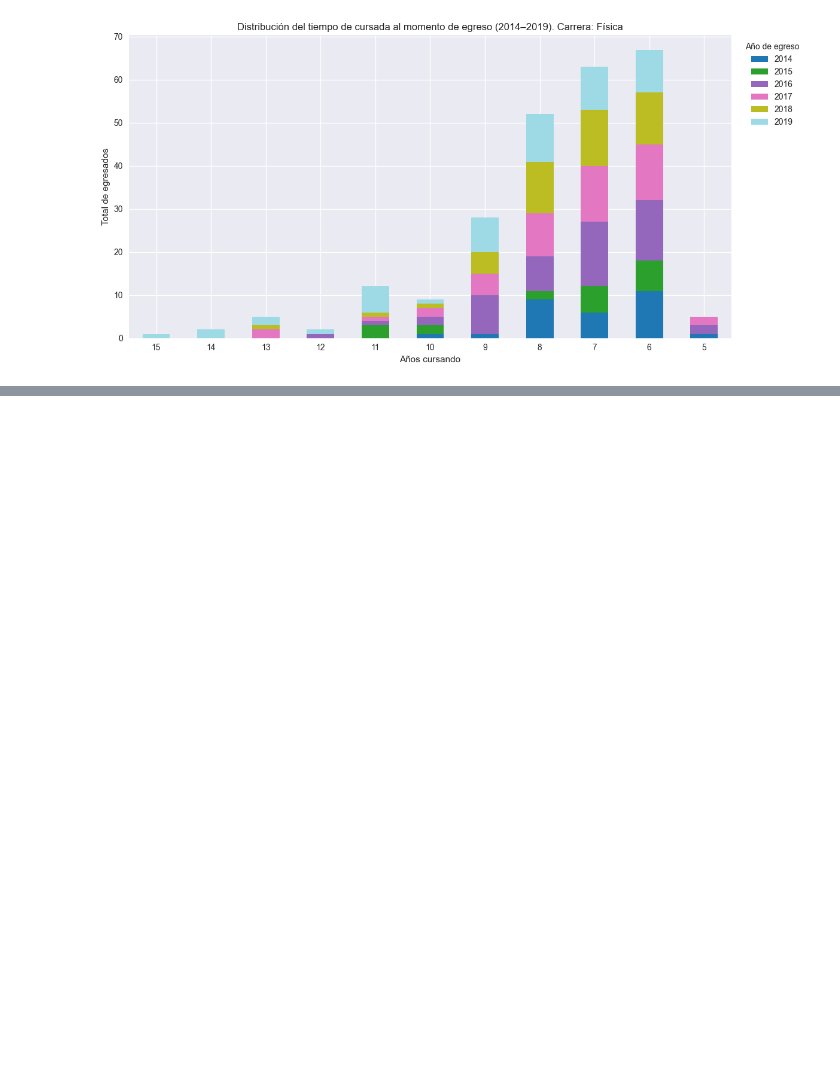
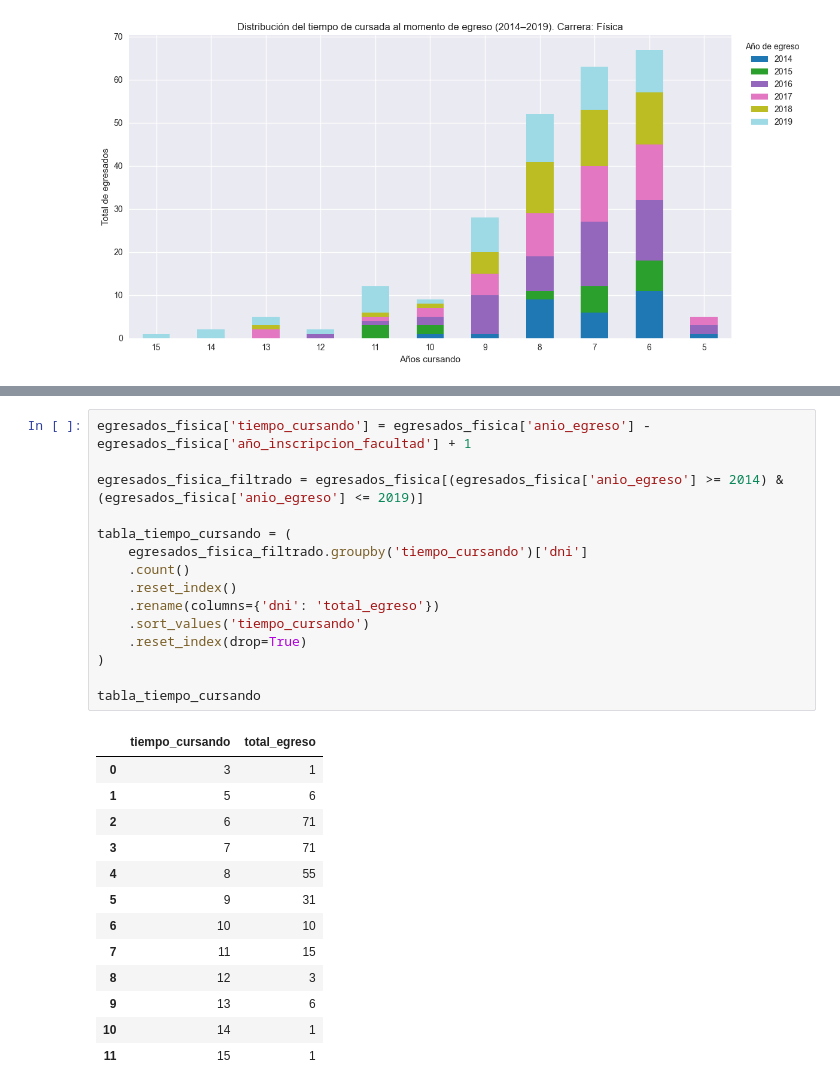
Before and after one commit to solcalloni/modelos-para-prediccion-de-abandono, a Jupyter notebook: packages/exploratory-data-analysis/FCEN_2005_2025/02-analisis_por_carrera.ipynb, the cells around one changed output, grey strips where cells are left out. Saved outputs shown, nothing was run; the diff lists cells and outputs as text; blank space fills up the shorter version.

```diff
--- a/packages/exploratory-data-analysis/FCEN_2005_2025/02-analisis_por_carrera.ipynb
+++ b/packages/exploratory-data-analysis/FCEN_2005_2025/02-analisis_por_carrera.ipynb
@@ -367,0 +397,29 @@ plt.show()
+# %%
+egresados_fisica['tiempo_cursando'] = egresados_fisica['anio_egreso'] - egresados_fisica['año_inscripcion_facultad'] + 1
+
+egresados_fisica_filtrado = egresados_fisica[(egresados_fisica['anio_egreso'] >= 2014) & (egresados_fisica['anio_egreso'] <= 2019)]
+
+tabla_tiempo_cursando = (
+    egresados_fisica_filtrado.groupby('tiempo_cursando')['dni']
+    .count()
+    .reset_index()
+    .rename(columns={'dni': 'total_egreso'})
+    .sort_values('tiempo_cursando')
+    .reset_index(drop=True)
+)
+
+tabla_tiempo_cursando
+# %% [output]
+|  | tiempo_cursando | total_egreso |
+| 0 | 3 | 1 |
+| 1 | 5 | 6 |
+| 2 | 6 | 71 |
+| 3 | 7 | 71 |
+| 4 | 8 | 55 |
+| 5 | 9 | 31 |
+| 6 | 10 | 10 |
+| 7 | 11 | 15 |
+| 8 | 12 | 3 |
+| 9 | 13 | 6 |
+| 10 | 14 | 1 |
+| 11 | 15 | 1 |
```
Also changed, not shown: parts of 5 cells of this notebook, 1 other file.
